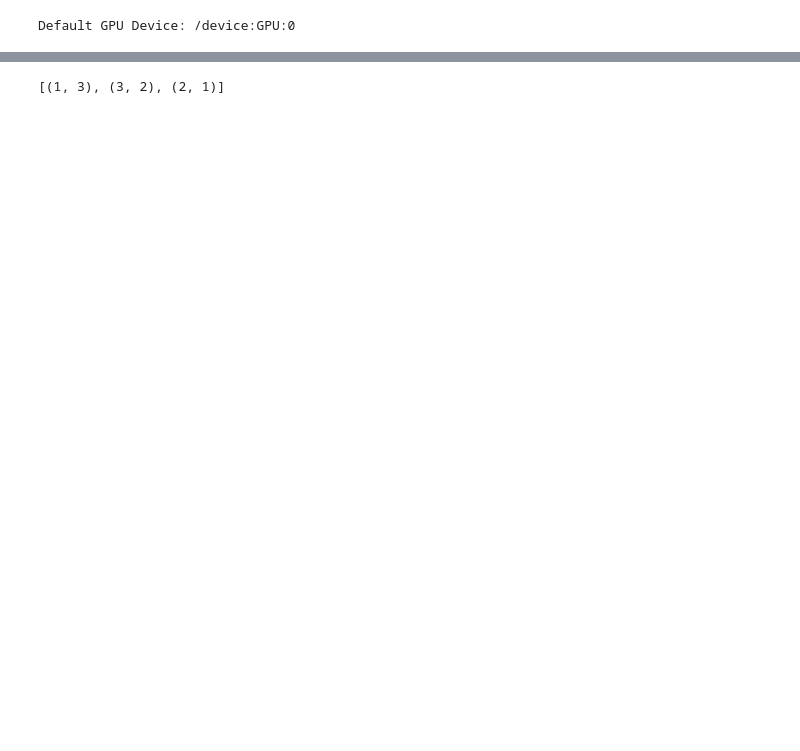
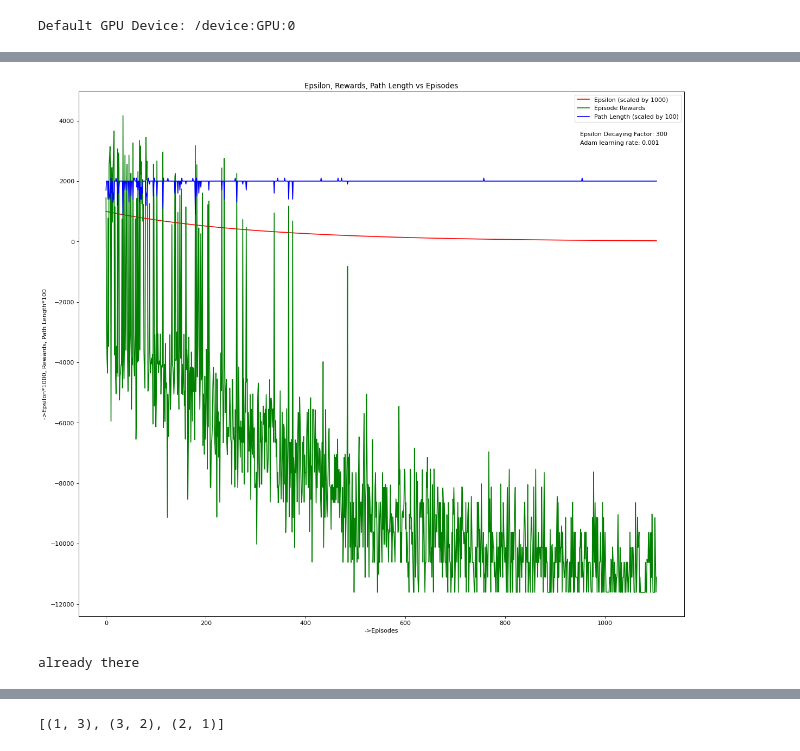
Before and after one commit to santoshpavan/DeepLearningforVRP, a Jupyter notebook: vrp_dqn_update.ipynb, the cells around one changed output, grey strips where cells are left out. Drawn from its saved outputs; the diff is of its cells as text; code cells hidden in the pictures; blank space fills up the shorter version.

```diff
--- a/vrp_dqn_update.ipynb
+++ b/vrp_dqn_update.ipynb
@@ -50,7 +50,7 @@ class LearningRateReducerCb(tensorflow.keras.callbacks.Callback):
     def on_epoch_end(self, epoch, logs={}):
         # old_lr = self.model.optimizer.lr.read_value()
         # new_lr = old_lr * 0.99
-        new_lr = 0.1
+        new_lr = 0.001
         # print("\nEpoch: {}. Reducing Learning Rate from {} to {}".format(epoch, old_lr, new_lr))
         self.model.optimizer.lr.assign(new_lr)
 # %%
@@ -321,6 +321,7 @@ class DQNAgent:
 
         # an array with last n steps for training
         self.replay_memory = deque(maxlen=considering_training_length)
+#         self.replay_memory = []
 
         # used to know when to update target n/w with main n/w's weights
         self.target_update_counter = 0
@@ -430,6 +431,9 @@ class DQNAgent:
     # query the main n/w for q values given the current observation space
     def get_qs(self, state):
         return self.main_model.predict(np.array(state).reshape(-1, *state.shape)/255)[0]
+
+    def get_models(self):
+        return self.main_model, self.target_model
 # %%
 # model related constants
 discount = 0.99 #the discount applied to the DQN equation
@@ -452,8 +456,7 @@ epsilon_list = []
 rewards_list = []
 path_length_list = []
 
-epsilon_decaying_factor = 1500
-
+epsilon_decaying_factor = 300
 
 # iterate over the episodes
 for episode in tqdm(range(1, environment.no_of_episodes + 1), ascii=True, unit='episodes'):
@@ -498,9 +501,9 @@ for episode in tqdm(range(1, environment.no_of_episodes + 1), ascii=True, unit='
                 environment.epsilon = np.exp(-episode/epsilon_decaying_factor)
                 environment.epsilon = max(environment.min_epsilon, environment.epsilon)
         # print(".",end="")
-    epsilon_list.append(environment.epsilon)
+    epsilon_list.append(environment.epsilon*1000)
     rewards_list.append(episode_reward)
-    path_length_list.append(len(environment.truck.path))
+    path_length_list.append(len(environment.truck.path)*100)
 
     print("Path is:", end=" ")
     print(environment.truck.path, end=";")
@@ -615,0 +617,38 @@ Path is: [1, 1, 1, 1, 2, 8, 6, 9, 9, 7, 2, 1, 1, 2, 5, 3, 6, 8, 3, 4];P and R: 1
+# %%
+import os
+try:
+    os.mkdir('saved_plots')
+except:
+    print("folder is already there")
+
+def plot_this(epsilon_list, rewards_list, path_length_list, environment):
+    x_axis = list(range(environment.no_of_episodes))
+    x_axis = x_axis[:len(path_length_list)]
+    fig=plt.figure(figsize=(18, 16), dpi= 80, facecolor='w', edgecolor='k')
+    x_axis = x_axis[:len(epsilon_list)]
+    plt.plot(x_axis,epsilon_list,'r', label='Epsilon (scaled by 1000)')
+    plt.plot(x_axis,rewards_list,'g', label='Episode Rewards')
+    plt.plot(x_axis,path_length_list,'b', label='Path Length (scaled by 100)')
+    plt.legend(loc="upper right")
+    plt.xlabel('->Episodes')
+    plt.ylabel('->Epsilon*1000, Rewards, Path Length*100')
+    plt.text(950, 3500, f'Epsilon Decaying Factor: {epsilon_decaying_factor}')
+    plt.text(950, 3200, f'Adam learning rate: 0.001')
+    plt.title('Epsilon, Rewards, Path Length vs Episodes')
+plot_this(epsilon_list, rewards_list, path_length_list, environment)
+plt.savefig(f'saved_plots/plot_{epsilon_decaying_factor}_mineps_{environment.min_epsilon}_lr_0.001.png')
+# %% [output]
+[figure, added]
+# %%
+# Save the entire model as a SavedModel.
+import os
+# !mkdir -p saved_model
+try:
+    os.mkdir('saved_models')
+except:
+    print('already there')
+# mm, tm = DQNAgent.get_models()
+agent.main_model.save(f'saved_models/main_model_ef_{epsilon_decaying_factor}_mineps_{environment.min_epsilon}_lr_0.001.h5')
+agent.target_model.save(f'saved_models/target_model_ef_{epsilon_decaying_factor}_mineps_{environment.min_epsilon}_lr_0.001.h5')
+# %% [output]
+already there
```
Also changed, not shown: parts of 7 cells of this notebook.
